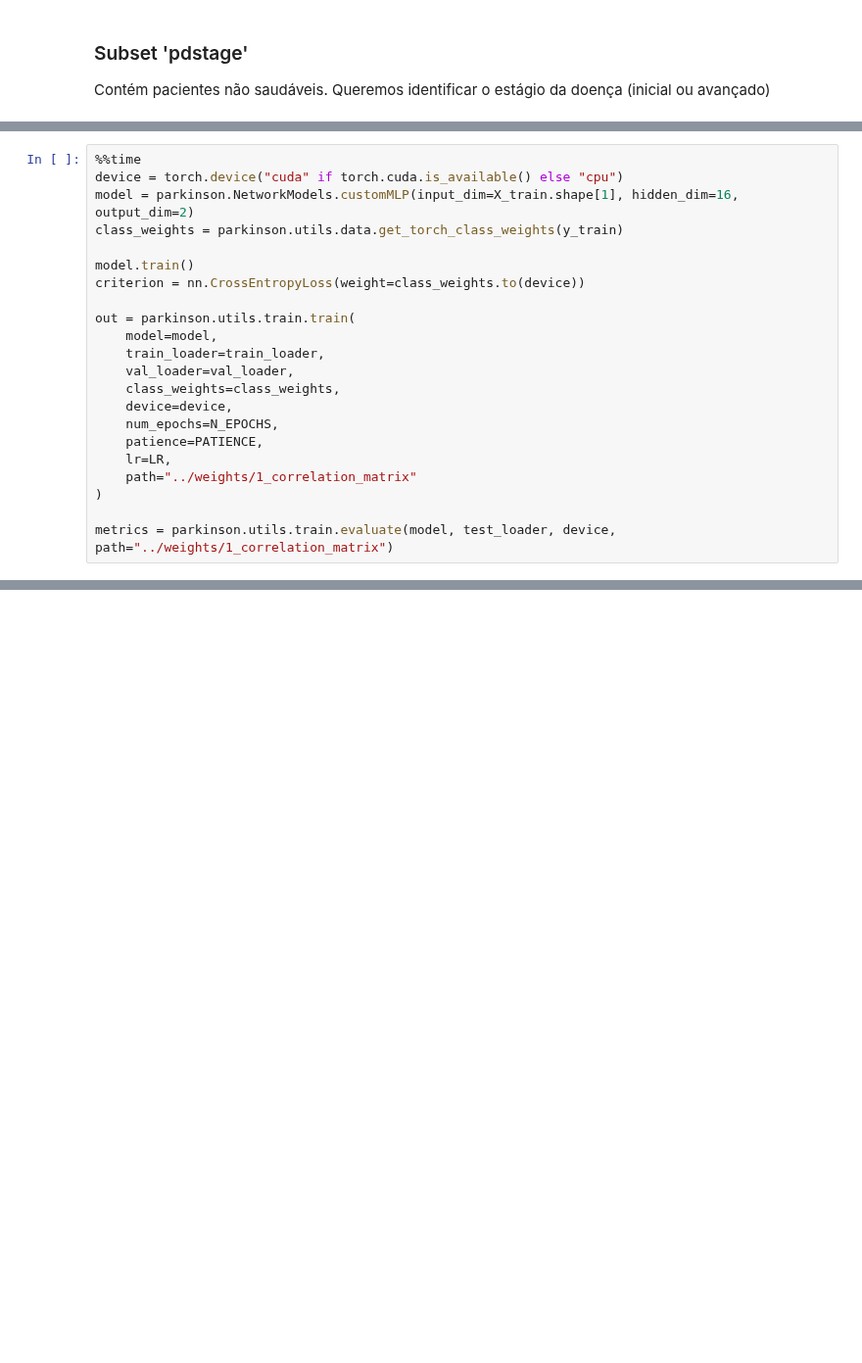
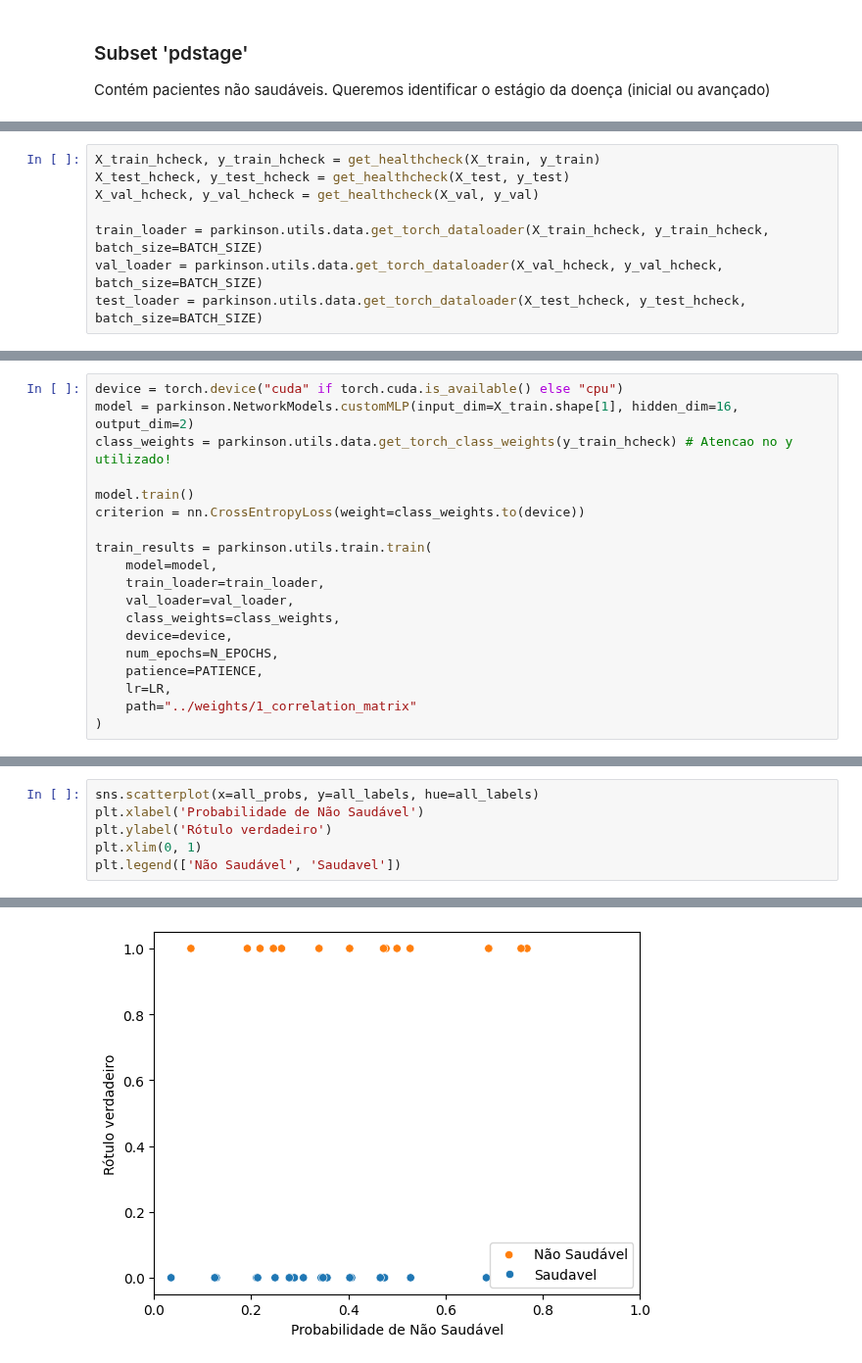
Before and after one commit to TheoRiffel/Parkinson-Diagnosis-Deeplearning, a Jupyter notebook: notebooks/6_multimodal.ipynb, the cells around one changed output, grey strips where cells are left out. Shown at 98% size. Cells and saved outputs as stored; diff of their text form; blank space fills up the shorter version.

```diff
--- a/notebooks/6_multimodal.ipynb
+++ b/notebooks/6_multimodal.ipynb
@@ -98,0 +88,8 @@ test_loader = parkinson.utils.data.get_torch_dataloader(X_test, y_test, batch_si
+# %%
+X_train_hcheck, y_train_hcheck = get_healthcheck(X_train, y_train)
+X_test_hcheck, y_test_hcheck = get_healthcheck(X_test, y_test)
+X_val_hcheck, y_val_hcheck = get_healthcheck(X_val, y_val)
+
+train_loader = parkinson.utils.data.get_torch_dataloader(X_train_hcheck, y_train_hcheck, batch_size=BATCH_SIZE)
+val_loader = parkinson.utils.data.get_torch_dataloader(X_val_hcheck, y_val_hcheck, batch_size=BATCH_SIZE)
+test_loader = parkinson.utils.data.get_torch_dataloader(X_test_hcheck, y_test_hcheck, batch_size=BATCH_SIZE)
@@ -99,13 +98,12 @@ test_loader = parkinson.utils.data.get_torch_dataloader(X_test, y_test, batch_si
 # %%
-%%time
 device = torch.device("cuda" if torch.cuda.is_available() else "cpu")
 model = parkinson.NetworkModels.customMLP(input_dim=X_train.shape[1], hidden_dim=16, output_dim=2)
-class_weights = parkinson.utils.data.get_torch_class_weights(y_train)
+class_weights = parkinson.utils.data.get_torch_class_weights(y_train_hcheck) # Atencao no y utilizado!
 
 model.train()
 criterion = nn.CrossEntropyLoss(weight=class_weights.to(device))
 
-out = parkinson.utils.train.train(
+train_results = parkinson.utils.train.train(
     model=model,
     train_loader=train_loader,
     val_loader=val_loader,
@@ -116,6 +114,4 @@ out = parkinson.utils.train.train(
     lr=LR,
     path="../weights/1_correlation_matrix"
 )
-
-metrics = parkinson.utils.train.evaluate(model, test_loader, device, path="../weights/1_correlation_matrix")
 # %% [output]
@@ -126,0 +152,7 @@ Wall time: 17 s
+# %%
+sns.scatterplot(x=all_probs, y=all_labels, hue=all_labels)
+plt.xlabel('Probabilidade de Não Saudável')
+plt.ylabel('Rótulo verdadeiro')
+plt.xlim(0, 1)
+plt.legend(['Não Saudável', 'Saudavel'])
+# %% [output]
@@ -127,3 +160,4 @@ Wall time: 17 s
+[figure, added]
 # %%
 # Criando e plotando os resultados.
 parkinson.utils.results.metrics_to_dataframe(metrics)
```
Also changed, not shown: parts of 23 cells of this notebook.
